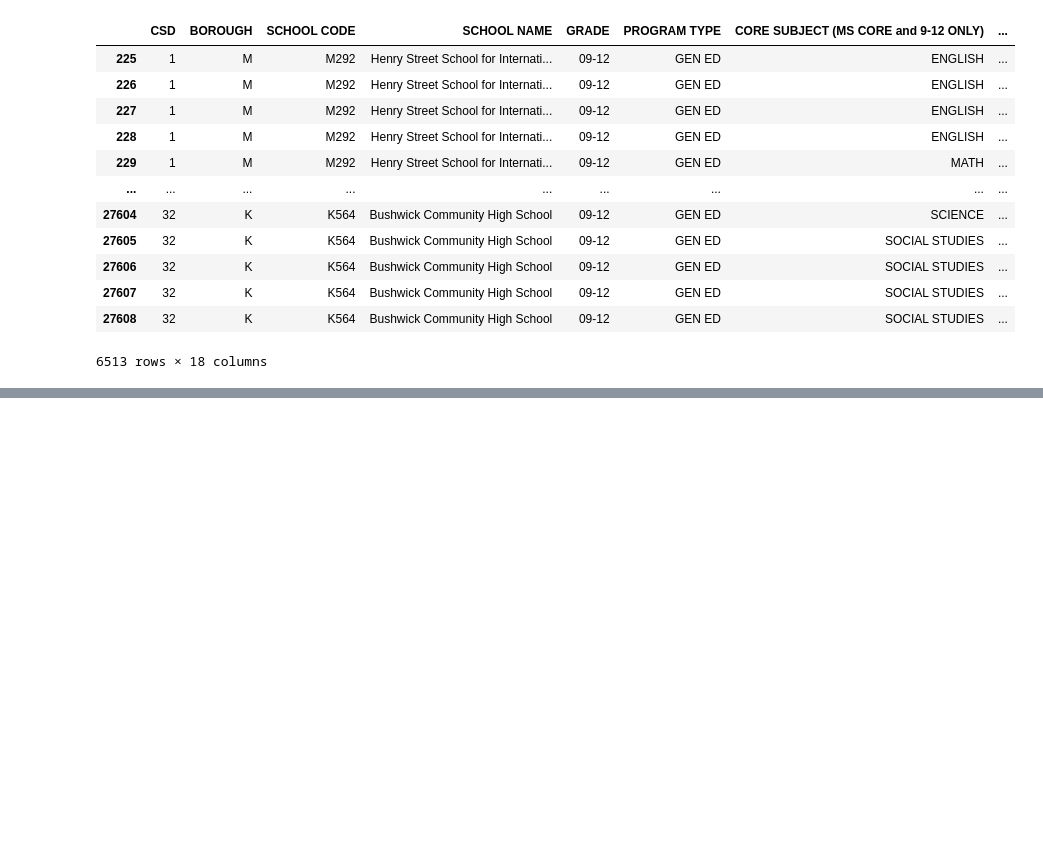
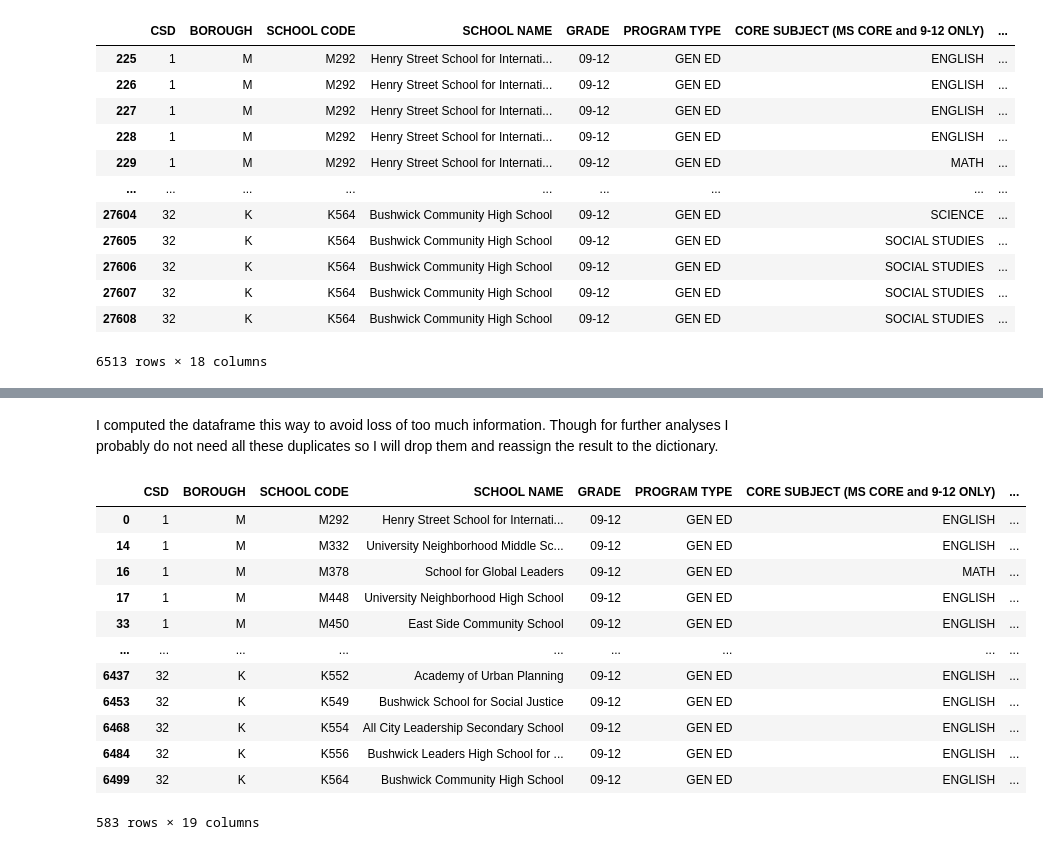
Before and after one commit to aegis301/nyc_high_school_project, a Jupyter notebook: cleaning_project.ipynb, the cells around one changed output, grey strips where cells are left out. Cells and saved outputs as stored; diff of their text form; code cells hidden in the pictures; blank space fills up the shorter version.

```diff
--- a/cleaning_project.ipynb
+++ b/cleaning_project.ipynb
@@ -386,0 +443,19 @@ class_size
+# %% [markdown]
+I computed the dataframe this way to avoid loss of too much information. Though for further analyses I probably do not need all these duplicates so I will drop them and reassign the result to the dictionary.
+# %%
+class_size_comp.drop_duplicates(subset='DBN', inplace=True, keep='first')
+class_size_comp
+# %% [output]
+|  | CSD | BOROUGH | SCHOOL CODE | SCHOOL NAME | GRADE | PROGRAM TYPE | CORE SUBJECT (MS CORE and 9-12 ONLY) | ... |
+| 0 | 1 | M | M292 | Henry Street School for Internati... | 09-12 | GEN ED | ENGLISH | ... |
+| 14 | 1 | M | M332 | University Neighborhood Middle Sc... | 09-12 | GEN ED | ENGLISH | ... |
+| 16 | 1 | M | M378 | School for Global Leaders | 09-12 | GEN ED | MATH | ... |
+| 17 | 1 | M | M448 | University Neighborhood High School | 09-12 | GEN ED | ENGLISH | ... |
+| 33 | 1 | M | M450 | East Side Community School | 09-12 | GEN ED | ENGLISH | ... |
+| ... | ... | ... | ... | ... | ... | ... | ... | ... |
+| 6437 | 32 | K | K552 | Academy of Urban Planning | 09-12 | GEN ED | ENGLISH | ... |
+| 6453 | 32 | K | K549 | Bushwick School for Social Justice | 09-12 | GEN ED | ENGLISH | ... |
+| 6468 | 32 | K | K554 | All City Leadership Secondary School | 09-12 | GEN ED | ENGLISH | ... |
+| 6484 | 32 | K | K556 | Bushwick Leaders High School for ... | 09-12 | GEN ED | ENGLISH | ... |
+| 6499 | 32 | K | K564 | Bushwick Community High School | 09-12 | GEN ED | ENGLISH | ... |
+583 rows × 19 columns
```
Also changed, not shown: parts of 32 cells of this notebook.
